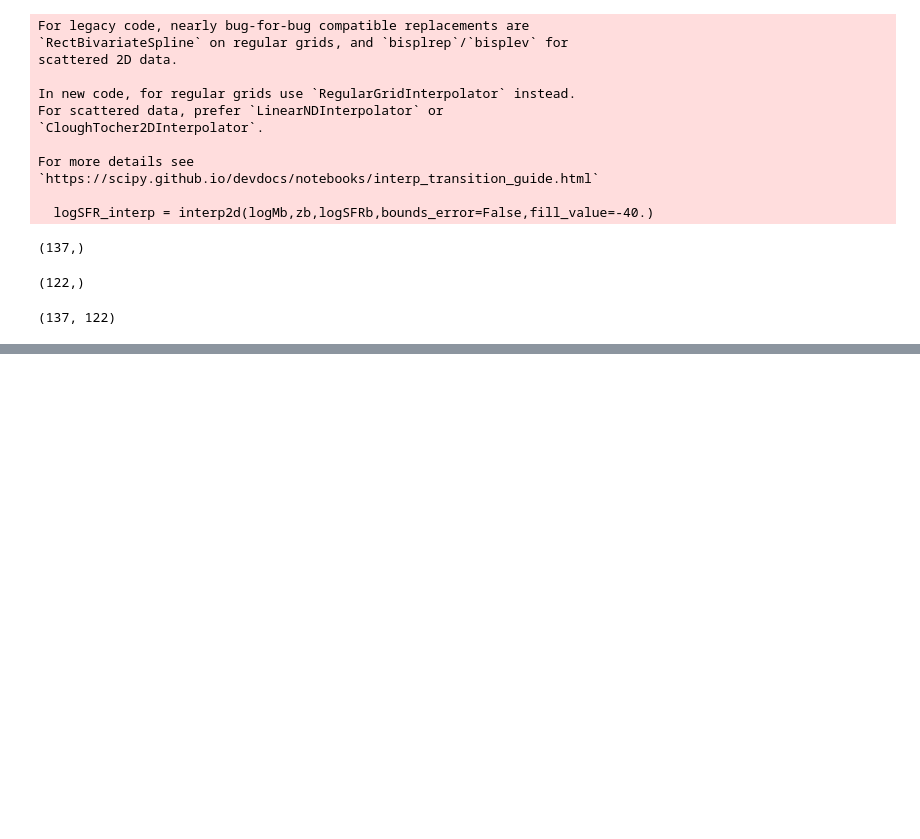
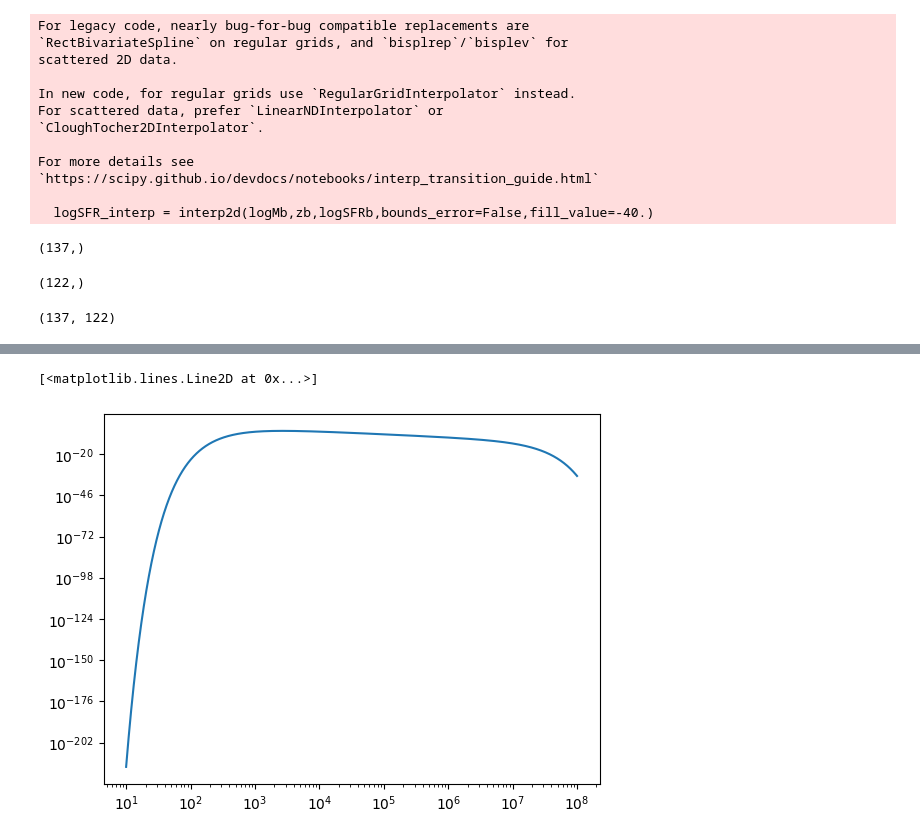
Before and after one commit to Sefa76/SSLimPy, a Jupyter notebook: SSLimPy.ipynb, the cells around one changed output, grey strips where cells are left out. Drawn from its saved outputs; the diff is of its cells as text; code cells hidden in the pictures; blank space fills up the shorter version.

```diff
--- a/SSLimPy.ipynb
+++ b/SSLimPy.ipynb
@@ -87,0 +92,5 @@ logSFR_interp = RectBivariateSpline(logMb,zb,logSFRb.T)
+# %%
+plt.loglog(Asslimpy.fiducialastro.L,Asslimpy.fiducialastro.dn_dL_of_L)
+# %% [output]
+[<matplotlib.lines.Line2D at 0x...>]
+[figure, added]
```
Also changed, not shown: parts of 6 cells of this notebook, 5 other files.
